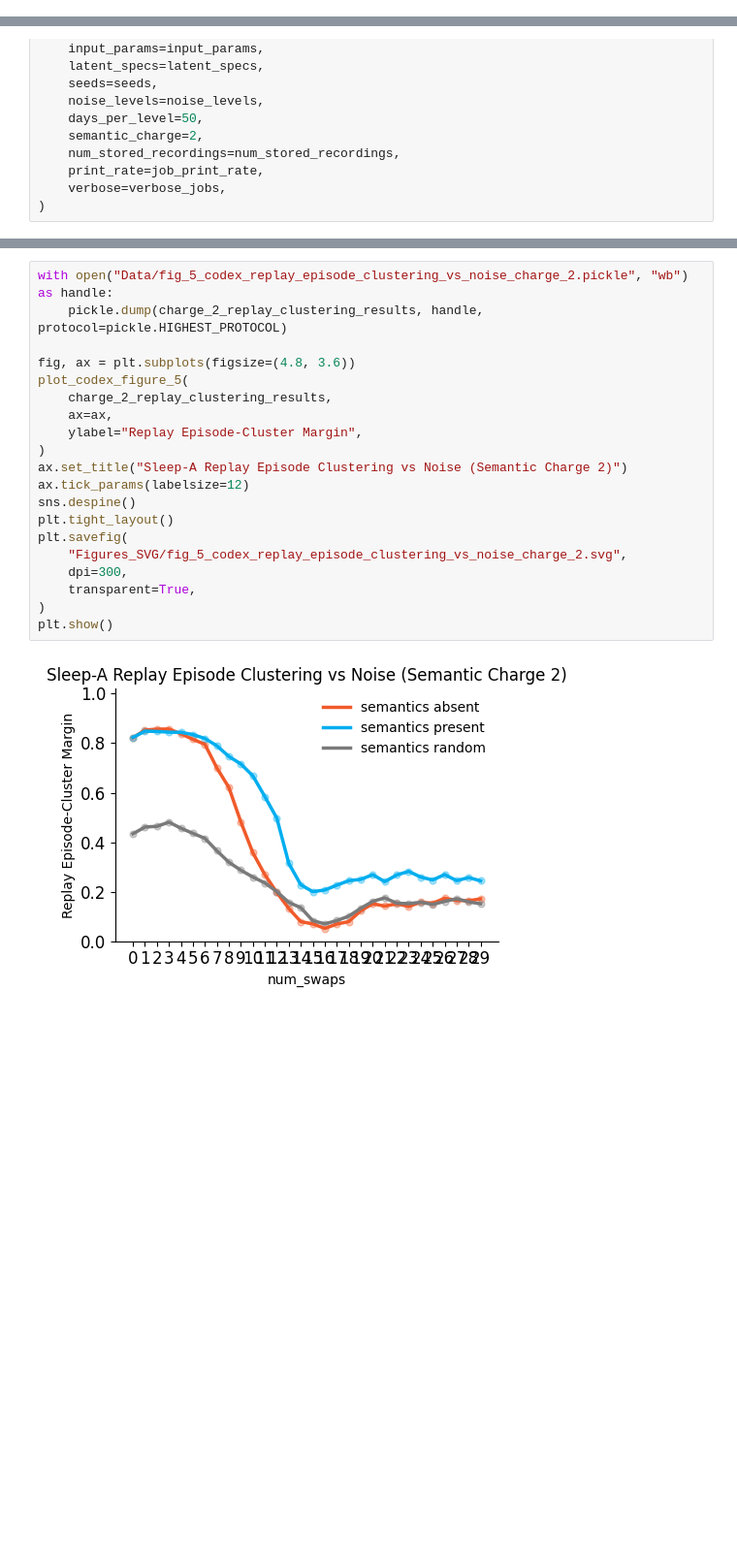
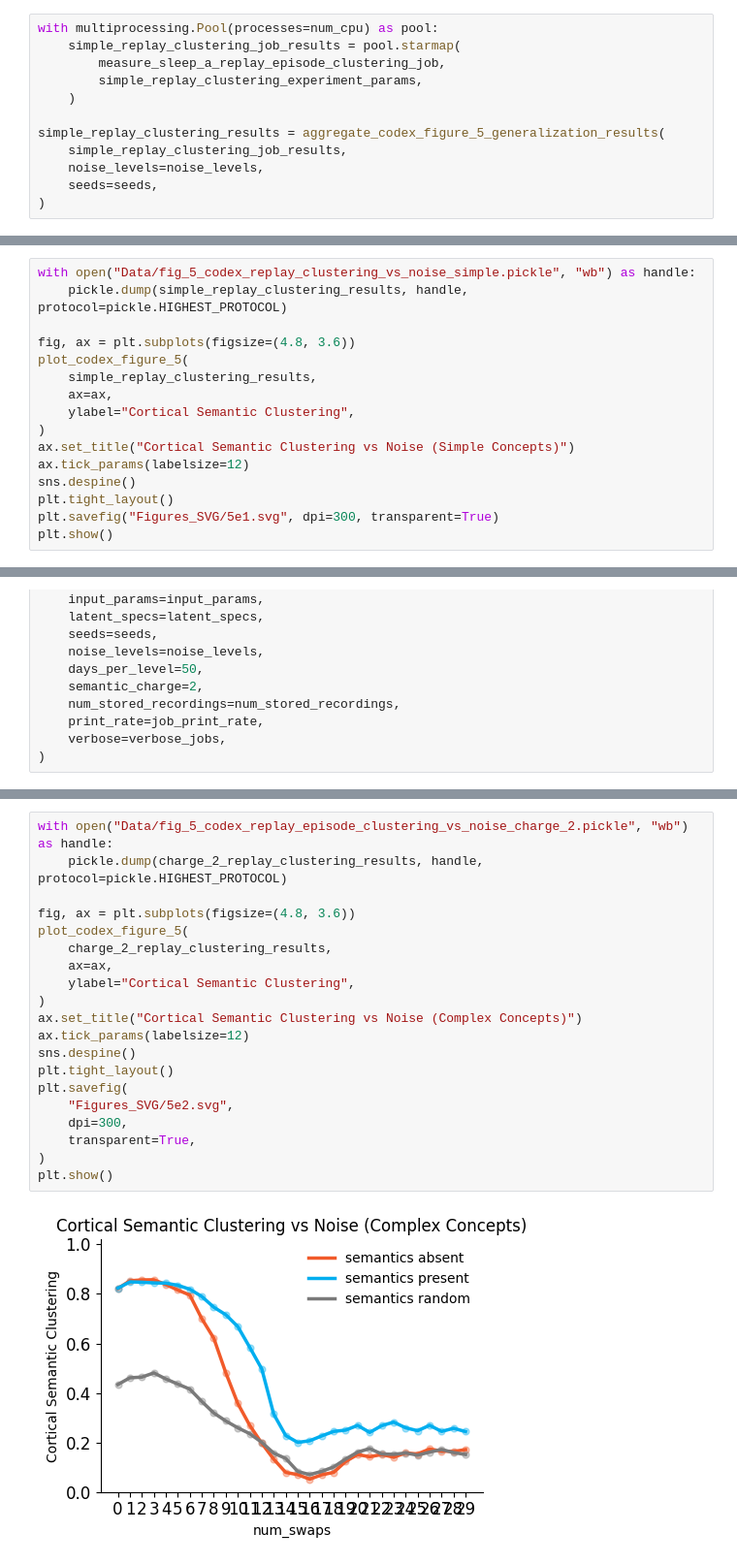
Before and after one commit to albesagonzalez/sensory-semantic-episodes, a Jupyter notebook: Figure_5.ipynb, the cells around one changed output, grey strips where cells are left out. Shown at 97% size. Saved outputs shown, nothing was run; the diff lists cells and outputs as text; blank space fills up the shorter version.

```diff
--- a/Figure_5.ipynb
+++ b/Figure_5.ipynb
@@ -611,0 +606,12 @@ plt.show()
+# %%
+with multiprocessing.Pool(processes=num_cpu) as pool:
+    simple_replay_clustering_job_results = pool.starmap(
+        measure_sleep_a_replay_episode_clustering_job,
+        simple_replay_clustering_experiment_params,
+    )
+
+simple_replay_clustering_results = aggregate_codex_figure_5_generalization_results(
+    simple_replay_clustering_job_results,
+    noise_levels=noise_levels,
+    seeds=seeds,
+)
@@ -611,0 +636,16 @@ plt.show()
+# %%
+with open("Data/fig_5_codex_replay_clustering_vs_noise_simple.pickle", "wb") as handle:
+    pickle.dump(simple_replay_clustering_results, handle, protocol=pickle.HIGHEST_PROTOCOL)
+
+fig, ax = plt.subplots(figsize=(4.8, 3.6))
+plot_codex_figure_5(
+    simple_replay_clustering_results,
+    ax=ax,
+    ylabel="Cortical Semantic Clustering",
+)
+ax.set_title("Cortical Semantic Clustering vs Noise (Simple Concepts)")
+ax.tick_params(labelsize=12)
+sns.despine()
+plt.tight_layout()
+plt.savefig("Figures_SVG/5e1.svg", dpi=300, transparent=True)
+plt.show()
@@ -664,22 +708,22 @@ charge_2_replay_clustering_results = aggregate_codex_figure_5_generalization_res
 # %%
 with open("Data/fig_5_codex_replay_episode_clustering_vs_noise_charge_2.pickle", "wb") as handle:
     pickle.dump(charge_2_replay_clustering_results, handle, protocol=pickle.HIGHEST_PROTOCOL)
 
 fig, ax = plt.subplots(figsize=(4.8, 3.6))
 plot_codex_figure_5(
     charge_2_replay_clustering_results,
     ax=ax,
-    ylabel="Replay Episode-Cluster Margin",
+    ylabel="Cortical Semantic Clustering",
 )
-ax.set_title("Sleep-A Replay Episode Clustering vs Noise (Semantic Charge 2)")
+ax.set_title("Cortical Semantic Clustering vs Noise (Complex Concepts)")
 ax.tick_params(labelsize=12)
 sns.despine()
 plt.tight_layout()
 plt.savefig(
-    "Figures_SVG/fig_5_codex_replay_episode_clustering_vs_noise_charge_2.svg",
+    "Figures_SVG/5e2.svg",
     dpi=300,
     transparent=True,
 )
 plt.show()
 # %% [output]
-[figure, old version]
+[figure, new version]
```
Also changed, not shown: parts of 52 cells of this notebook, 10 other files.
